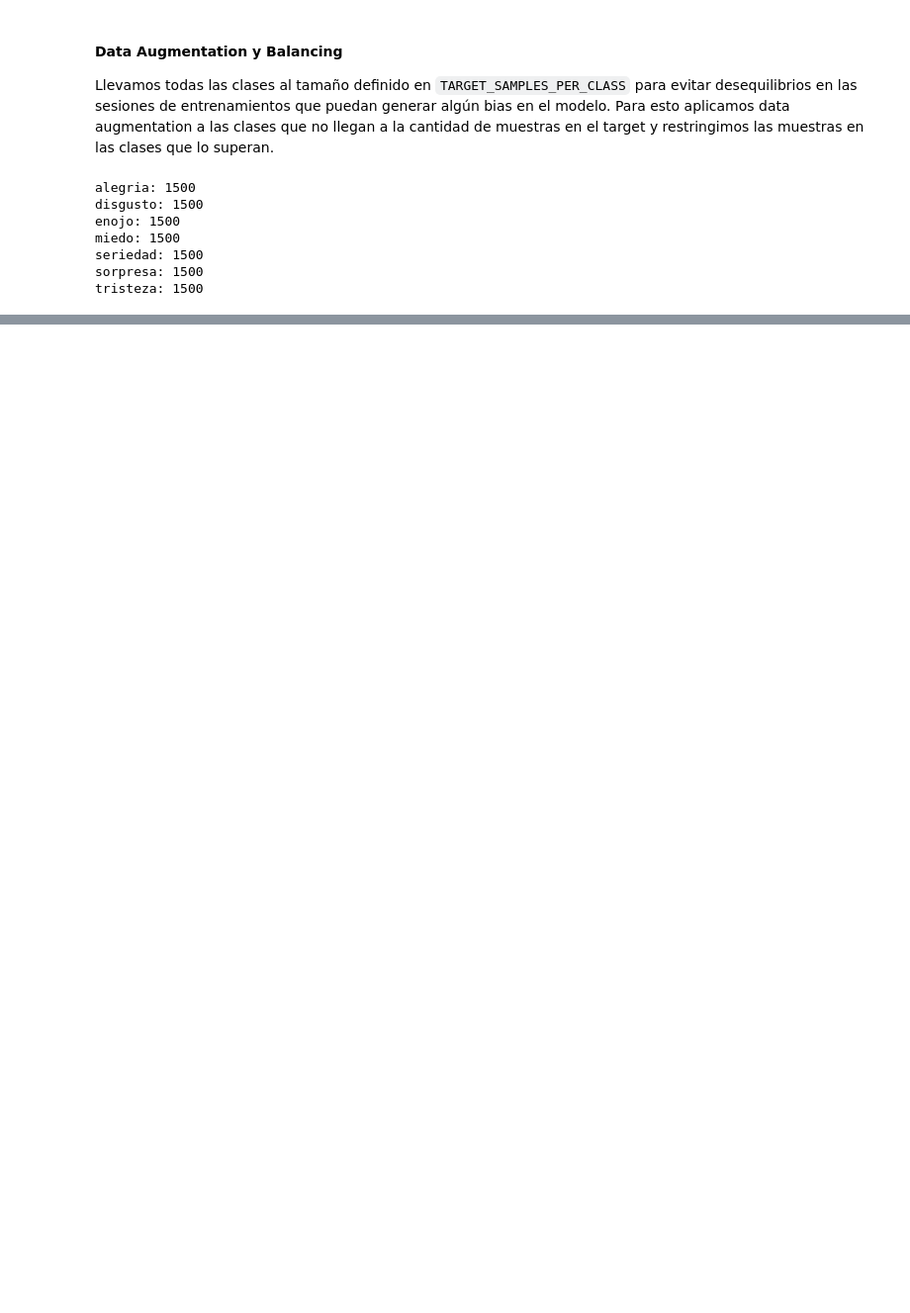
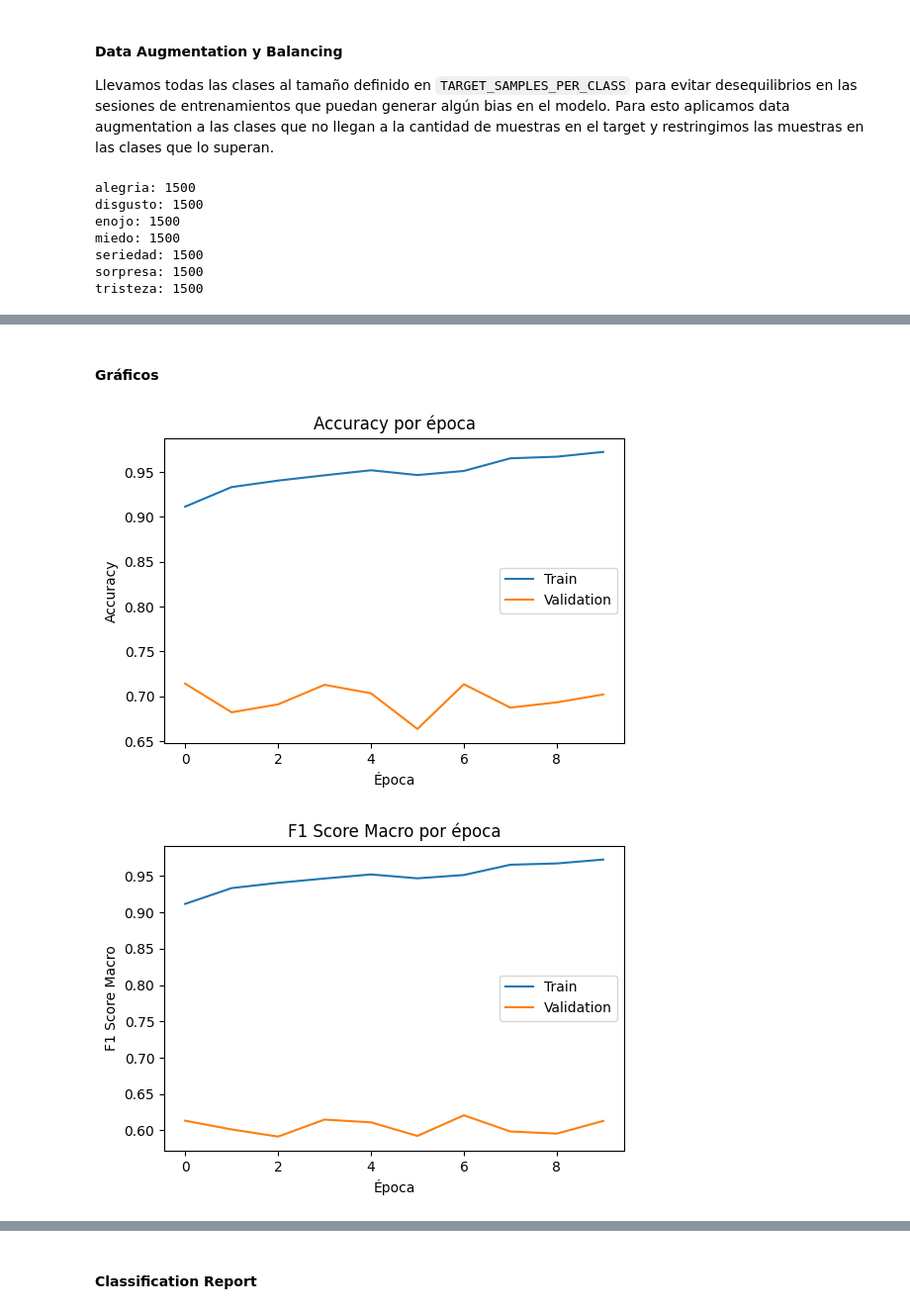
Before and after one commit to natonnelier/aprendizaje_profundo-tp3, a Jupyter notebook: RACCIATTI-MARINA-TONNELIER-NICOLAS.ipynb, the cells around one changed output, grey strips where cells are left out. Shown at 99% size. Saved outputs shown, nothing was run; the diff lists cells and outputs as text; code cells hidden in the pictures; blank space fills up the shorter version.

```diff
--- a/RACCIATTI-MARINA-TONNELIER-NICOLAS.ipynb
+++ b/RACCIATTI-MARINA-TONNELIER-NICOLAS.ipynb
@@ -191,0 +269,8 @@ tristeza: 1500
+# %%
+# función de costo y optimizador
+criterion = torch.nn.CrossEntropyLoss()
+
+optimizer = torch.optim.Adam(
+    model.parameters(),
+    lr=0.001
+)
@@ -191,0 +335,8 @@ tristeza: 1500
+# %%
+# guardamos las métricas de cada época para poder graficarlas después
+train_losses = []
+val_losses = []
+train_accuracies = []
+val_accuracies = []
+train_f1_scores = []
+val_f1_scores = []
@@ -191,0 +423,34 @@ tristeza: 1500
+# %% [markdown]
+#### Gráficos
+# %%
+# graficamos la evolución de las métricas durante el entrenamiento
+
+plt.figure(figsize=(6, 4))
+plt.plot(train_accuracies, label='Train')
+plt.plot(val_accuracies, label='Validation')
+plt.xlabel('Época')
+plt.ylabel('Accuracy')
+plt.title('Accuracy por época')
+plt.legend()
+plt.show()
+
+plt.figure(figsize=(6, 4))
+plt.plot(train_f1_scores, label='Train')
+plt.plot(val_f1_scores, label='Validation')
+plt.xlabel('Época')
+plt.ylabel('F1 Score Macro')
+plt.title('F1 Score Macro por época')
+plt.legend()
+plt.show()
+
+plt.figure(figsize=(6, 4))
+plt.plot(train_losses, label='Train')
+plt.plot(val_losses, label='Validation')
+plt.xlabel('Época')
+plt.ylabel('Loss')
+plt.title('Loss por época')
+plt.legend()
+plt.show()
+# %% [output]
+[figure, added]
+[figure, added]
@@ -191,0 +458,2 @@ tristeza: 1500
+# %% [markdown]
+#### Classification Report
```
Also changed, not shown: parts of 21 cells of this notebook.
